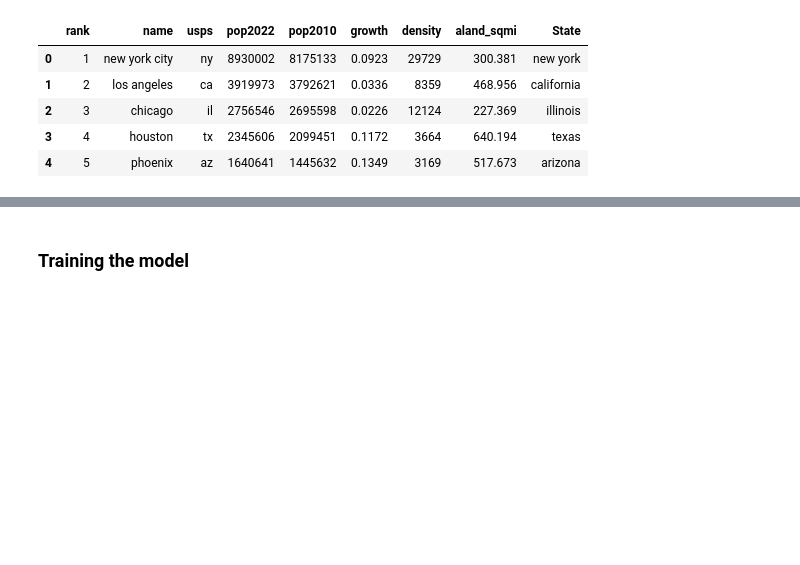
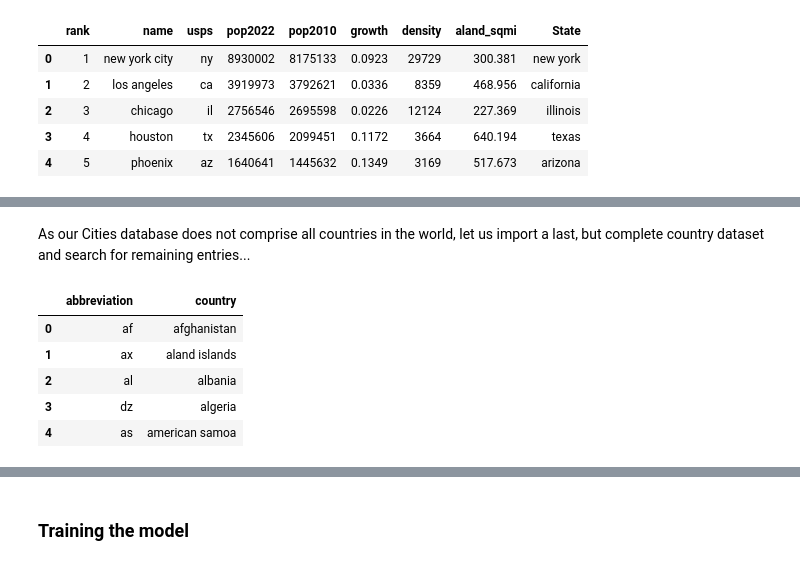
Before and after one commit to raissalohanna/DataLab-FinalProject, a Jupyter notebook: NLP Tweet Disaster.ipynb, the cells around one changed output, grey strips where cells are left out. Saved outputs shown, nothing was run; the diff lists cells and outputs as text; code cells hidden in the pictures; blank space fills up the shorter version.

```diff
--- a/NLP Tweet Disaster.ipynb
+++ b/NLP Tweet Disaster.ipynb
@@ -604 +609,17 @@ u s  northern virginia       1
 Name: location, Length: 2741, dtype: int64
+# %% [markdown]
+As our Cities database does not comprise all countries in the world, let us import a last, but complete country dataset and search for remaining entries...
+# %%
+countries = pd.read_csv('All countries.csv')
+# %%
+countries['country'] = countries['country'].str.lower()
+countries['abbreviation'] = countries['abbreviation'].str.lower()
+# %%
+countries.head()
+# %% [output]
+|  | abbreviation | country |
+| 0 | af | afghanistan |
+| 1 | ax | aland islands |
+| 2 | al | albania |
+| 3 | dz | algeria |
+| 4 | as | american samoa |
```
Also changed, not shown: parts of 79 cells of this notebook.
